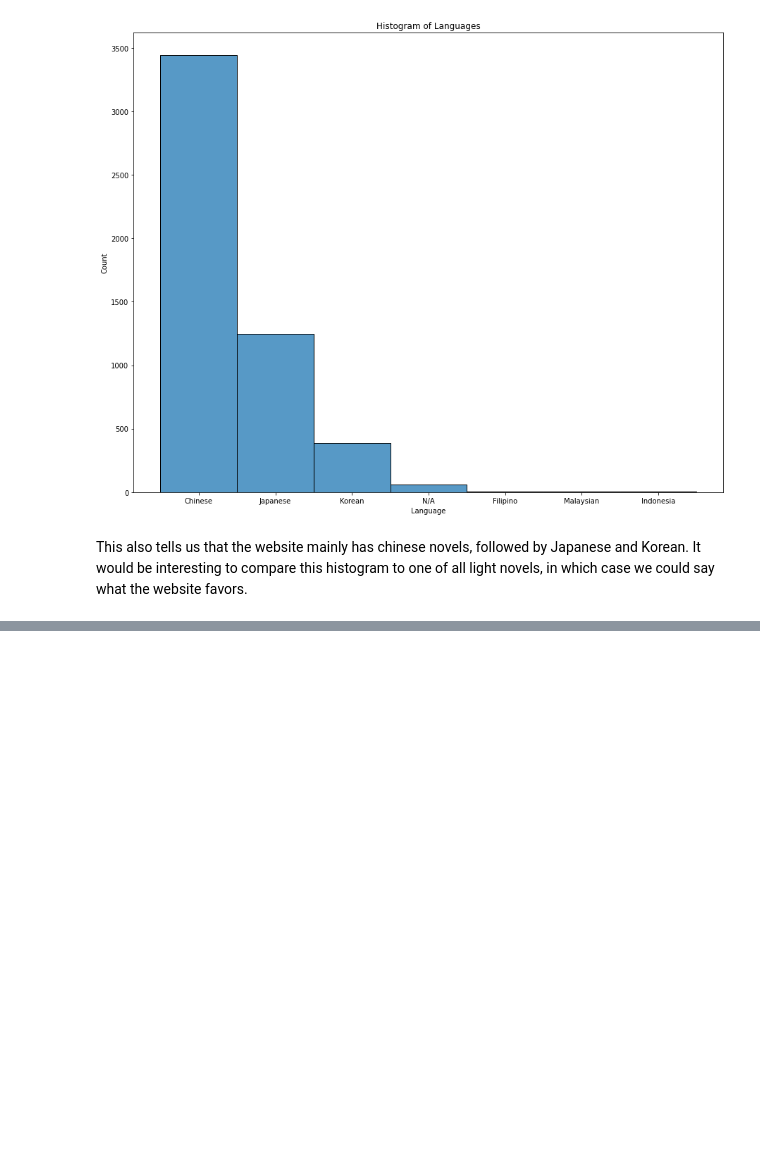
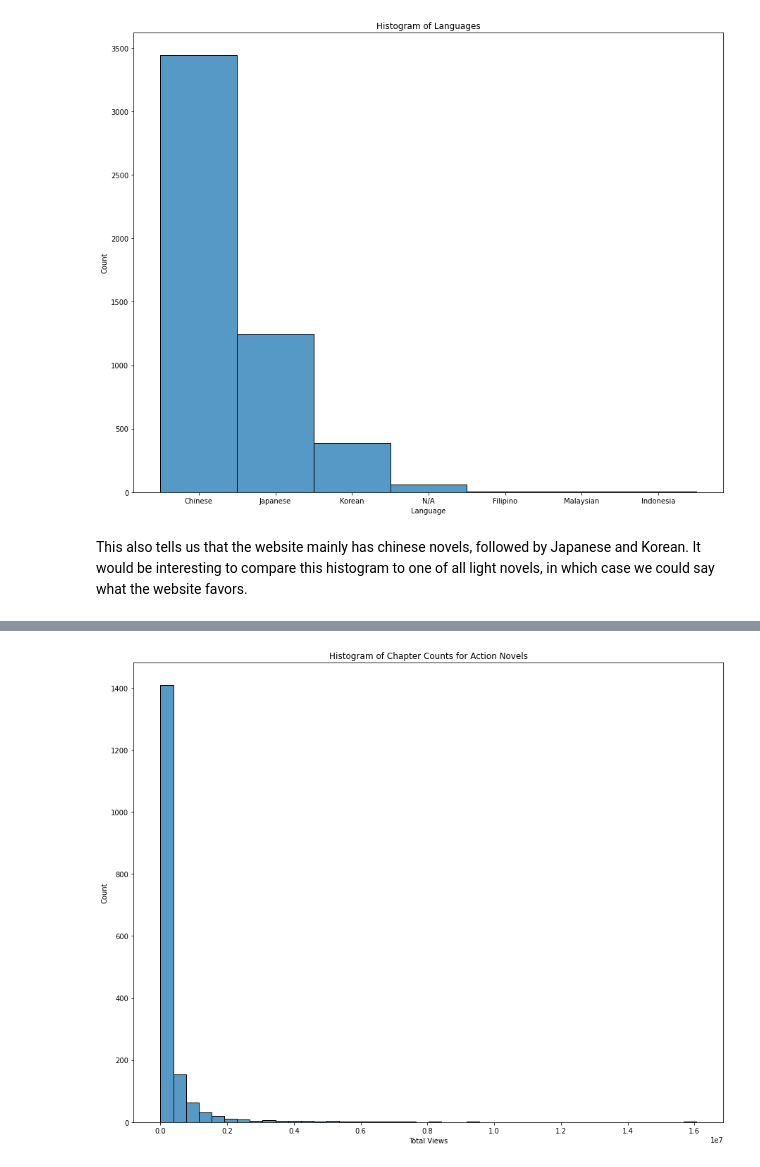
Before and after one commit to yuvalofek/analyzing-light-novels, a Jupyter notebook: LN_Analysis.ipynb, the cells around one changed output, grey strips where cells are left out. Cells and saved outputs as stored; diff of their text form; code cells hidden in the pictures; blank space fills up the shorter version.

```diff
--- a/LN_Analysis.ipynb
+++ b/LN_Analysis.ipynb
@@ -302,0 +337,8 @@ This also tells us that the website mainly has chinese novels, followed by Japan
+# %%
+# Histogram of lengths
+plt.figure(figsize=(15, 12))
+plt.title('Histogram of Chapter Counts for Action Novels')
+sns.histplot(ln_df['Total Views'].where(ln_df['Genre_Action']), bins = int(np.ceil(np.sqrt(ln_df['Genre_Action'].sum()))))
+plt.show()
+# %% [output]
+[figure, added]
```
Also changed, not shown: parts of 25 cells of this notebook.
